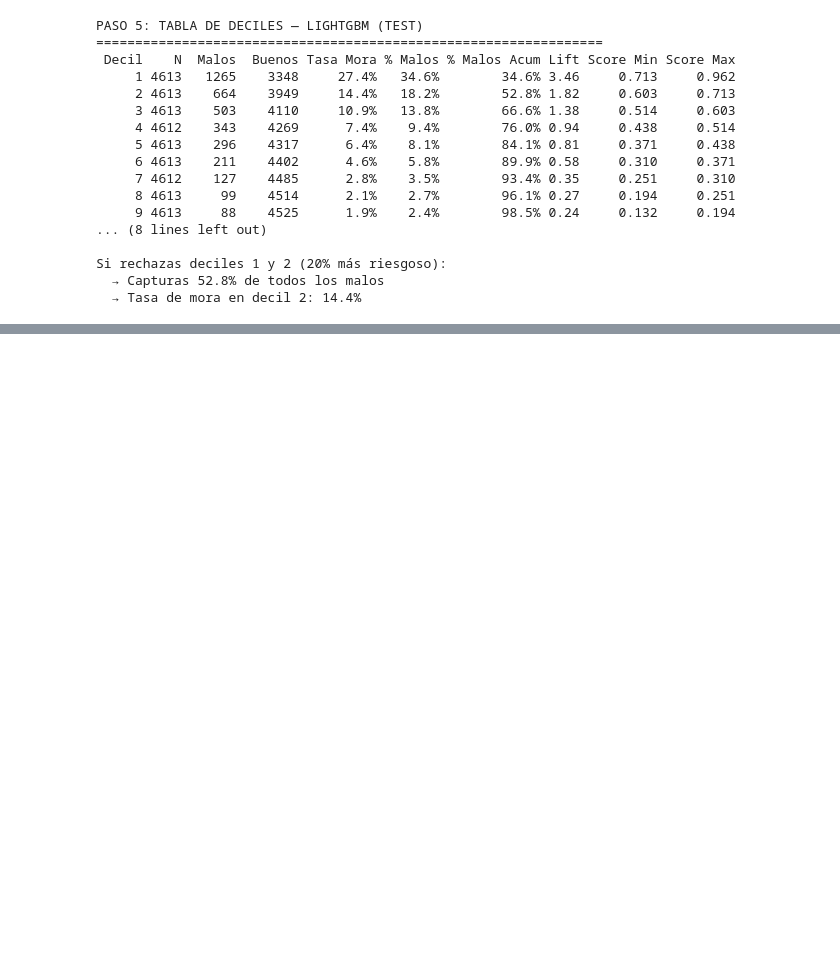
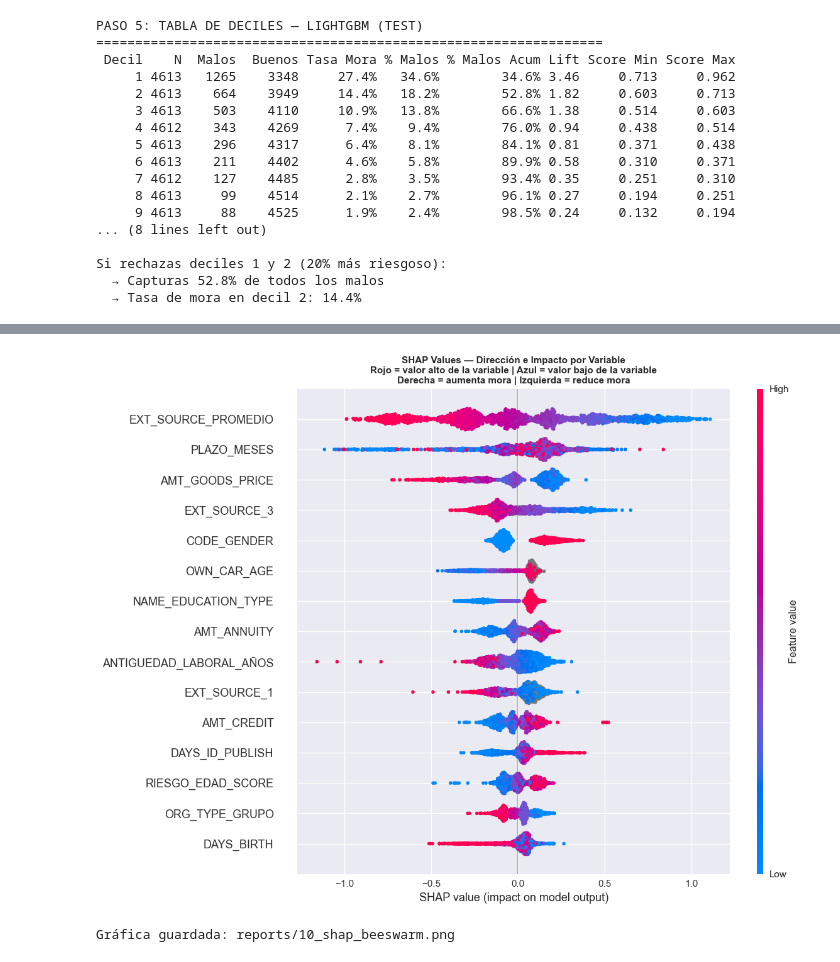
Before and after one commit to MarinoSB577/credit-risk-scoring-ml, a Jupyter notebook: notebooks/03_modeling.ipynb, the cells around one changed output, grey strips where cells are left out. Saved outputs shown, nothing was run; the diff lists cells and outputs as text; code cells hidden in the pictures; blank space fills up the shorter version.

```diff
--- a/notebooks/03_modeling.ipynb
+++ b/notebooks/03_modeling.ipynb
@@ -646,0 +715,29 @@ Si rechazas deciles 1 y 2 (20% más riesgoso):
+# %%
+# --- GRÁFICA SHAP: DIRECCIÓN DEL EFECTO ---
+
+# El beeswarm plot muestra:
+# - Importancia de cada variable (eje Y)
+# - Dirección del efecto (color: rojo=valor alto, azul=valor bajo)
+# - Magnitud del impacto en cada observación (eje X)
+
+plt.figure(figsize=(12, 9))
+shap.summary_plot(
+    shap_vals,
+    X_test_muestra,
+    max_display=15,
+    show=False,
+    plot_size=(12, 9)
+)
+plt.title("SHAP Values — Dirección e Impacto por Variable\n"
+          "Rojo = valor alto de la variable | "
+          "Azul = valor bajo de la variable\n"
+          "Derecha = aumenta mora | Izquierda = reduce mora",
+          fontsize=11, fontweight='bold')
+plt.tight_layout()
+plt.savefig('reports/10_shap_beeswarm.png',
+            dpi=150, bbox_inches='tight')
+plt.show()
+print("Gráfica guardada: reports/10_shap_beeswarm.png")
+# %% [output]
+[figure, added]
+Gráfica guardada: reports/10_shap_beeswarm.png
```
Also changed, not shown: parts of 3 cells of this notebook, 1 other file.
